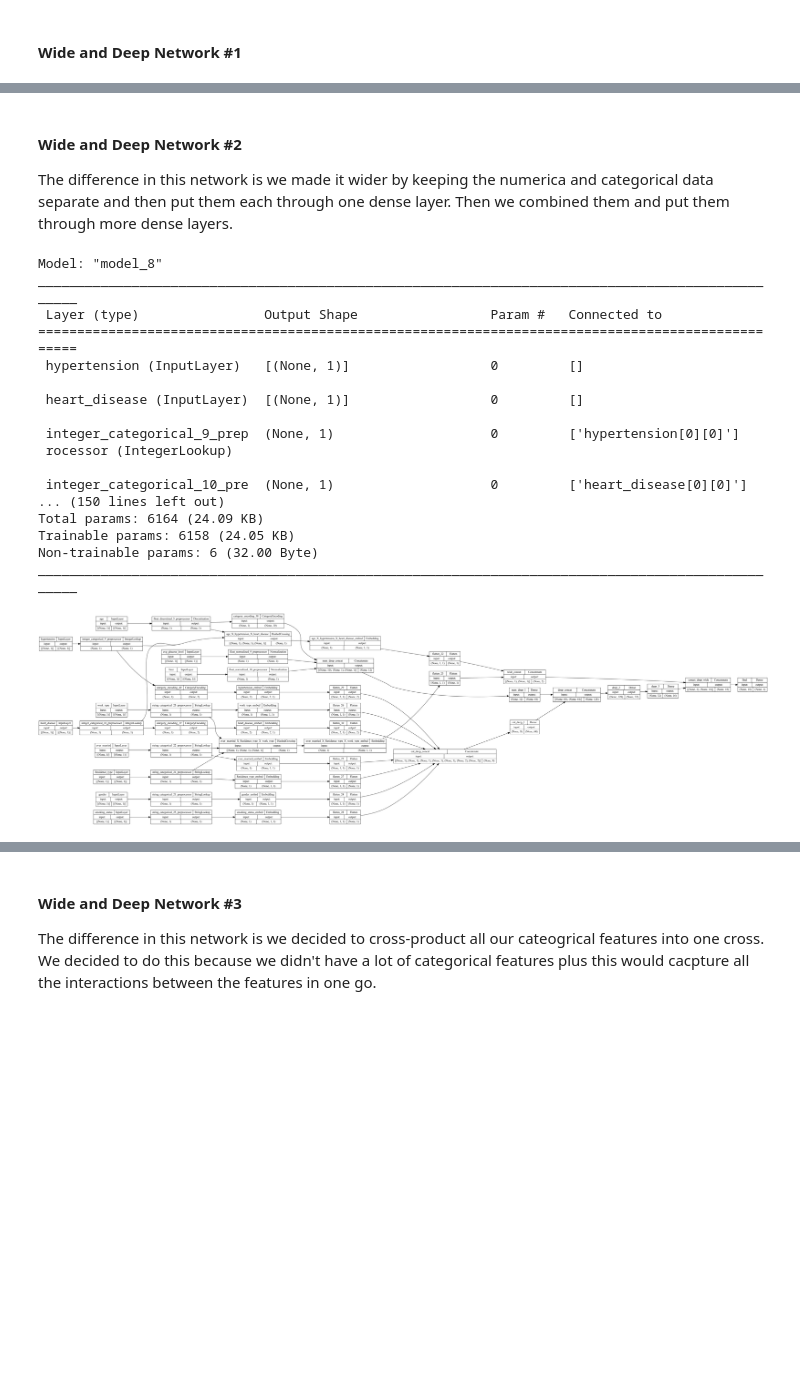
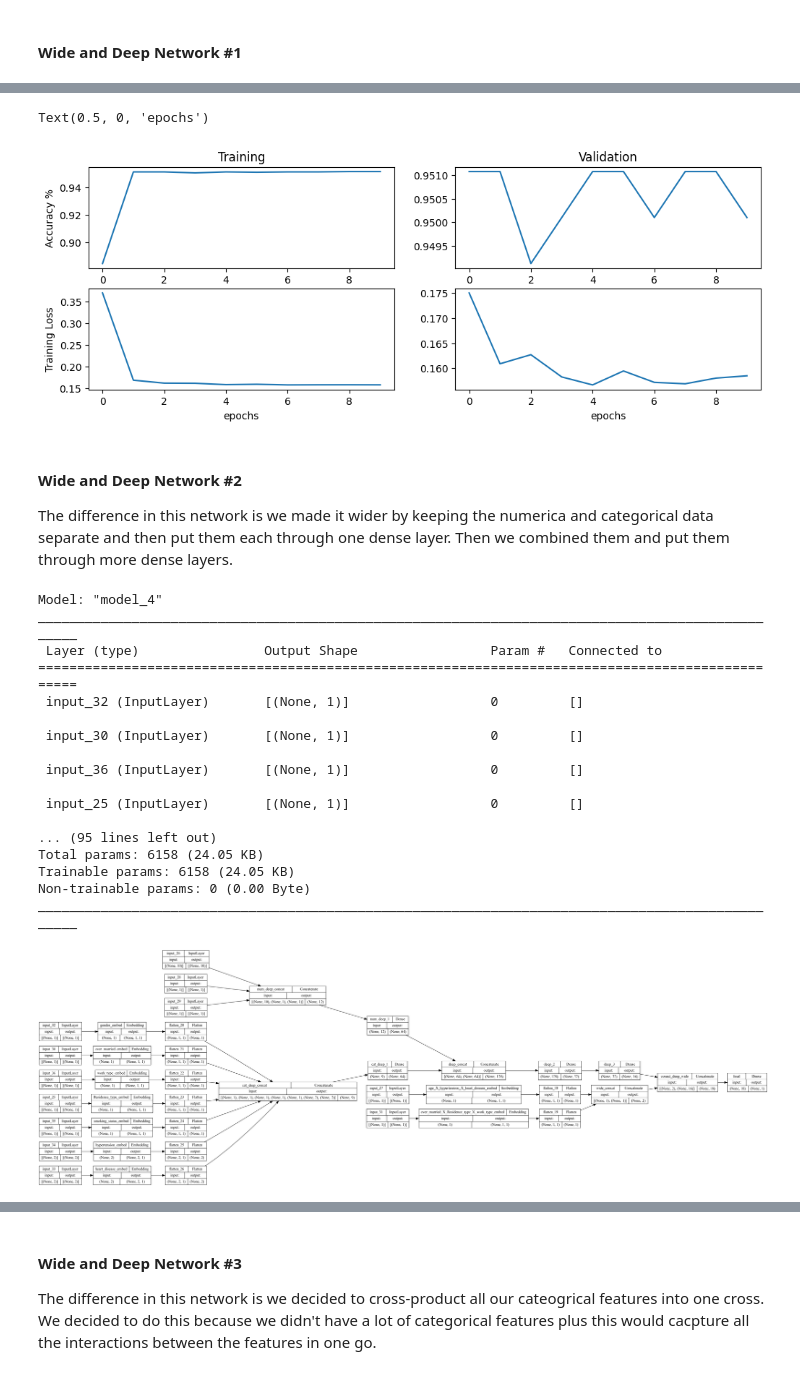
Before and after one commit to wyattsaltzman/ML-F23-Lab5, a Jupyter notebook: lab5.ipynb, the cells around one changed output, grey strips where cells are left out. Saved outputs shown, nothing was run; the diff lists cells and outputs as text; code cells hidden in the pictures; blank space fills up the shorter version.

```diff
--- a/lab5.ipynb
+++ b/lab5.ipynb
@@ -148,4 +175,5 @@ def df_to_dataset(df, shuffle=True, batch_size=batch_size):
     ds = ds.batch(batch_size)
     return ds
 
-ds = df_to_dataset(df_imputed)
+ds_train = df_to_dataset(df_train)
+ds_test = df_to_dataset(df_test, shuffle=False)
@@ -426,0 +384,2 @@ ________________________________________________________________________________
+# %%
+history = training_model.fit(preprocessed_ds_train, epochs=10, validation_data=preprocessed_ds_test, verbose=2)
@@ -427,3 +409,27 @@ ________________________________________________________________________________
+# %%
+# Plot the training and validation accuracy and loss at each epoch
+
+plt.figure(figsize=(12, 4))
+plt.subplot(2, 2, 1)
+plt.plot(history.history['accuracy'])
+
+plt.ylabel('Accuracy %')
+plt.title('Training')
+plt.subplot(2, 2, 2)
+plt.plot(history.history['val_accuracy'])
+plt.title('Validation')
+
+plt.subplot(2, 2, 3)
+plt.plot(history.history['loss'])
+plt.ylabel('Training Loss')
+plt.xlabel('epochs')
+
+plt.subplot(2, 2, 4)
+plt.plot(history.history['val_loss'])
+plt.xlabel('epochs')
+# %% [output]
+Text(0.5, 0, 'epochs')
+[figure, added]
 # %% [markdown]
 #### Wide and Deep Network #2
 
@@ -474,7 +480,7 @@ deep_branch = Dense(16, activation='relu', name='deep_3')(deep_branch)
 final_branch = Concatenate(name='conact_deep_wide')([wide_branch, deep_branch])
 final_branch = Dense(1, activation='sigmoid', name='final')(final_branch)
 
-training_model = Model(inputs=dict_inputs, outputs=final_branch)
+training_model = Model(inputs=encoded_features, outputs=final_branch)
 training_model.compile(optimizer='adam', loss='binary_crossentropy', metrics=['fbeta_score'])
 
 training_model.summary()
@@ -484,21 +490,21 @@ plot_model(
     rankdir='LR', expand_nested=False, dpi=96
 )
 # %% [output]
-Model: "model_8"
+Model: "model_4"
 __________________________________________________________________________________________________
  Layer (type)                Output Shape                 Param #   Connected to
 ==================================================================================================
- hypertension (InputLayer)   [(None, 1)]                  0         []
+ input_32 (InputLayer)       [(None, 1)]                  0         []
 
- heart_disease (InputLayer)  [(None, 1)]                  0         []
+ input_30 (InputLayer)       [(None, 1)]                  0         []
 
- integer_categorical_9_prep  (None, 1)                    0         ['hypertension[0][0]']
- rocessor (IntegerLookup)
+ input_36 (InputLayer)       [(None, 1)]                  0         []
 
- integer_categorical_10_pre  (None, 1)                    0         ['heart_disease[0][0]']
-... (150 lines left out)
-Total params: 6164 (24.09 KB)
+ input_25 (InputLayer)       [(None, 1)]                  0         []
+
+... (95 lines left out)
+Total params: 6158 (24.05 KB)
 Trainable params: 6158 (24.05 KB)
-Non-trainable params: 6 (32.00 Byte)
+Non-trainable params: 0 (0.00 Byte)
 __________________________________________________________________________________________________
-[figure, old version]
+[figure, new version]
```
Also changed, not shown: parts of 9 cells of this notebook, 1 other file.
